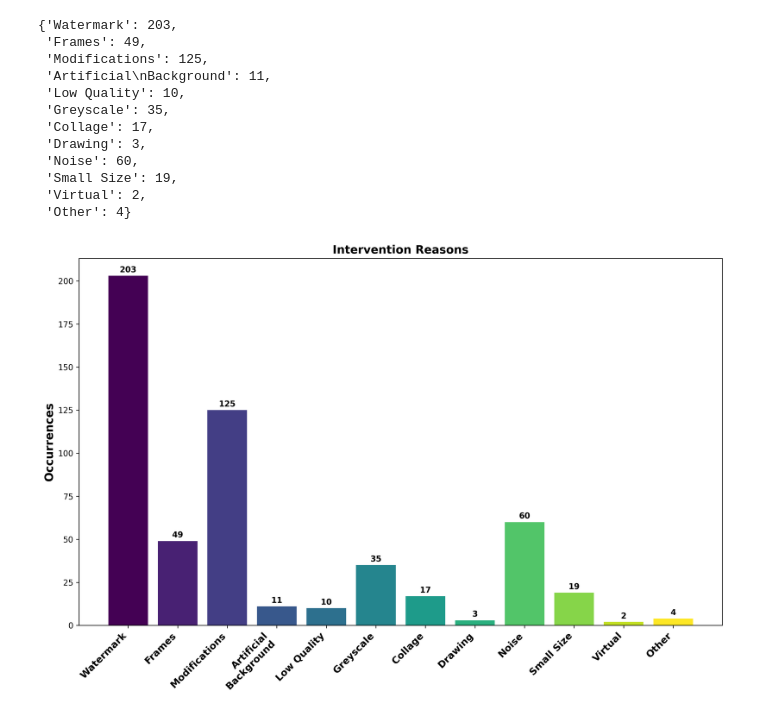
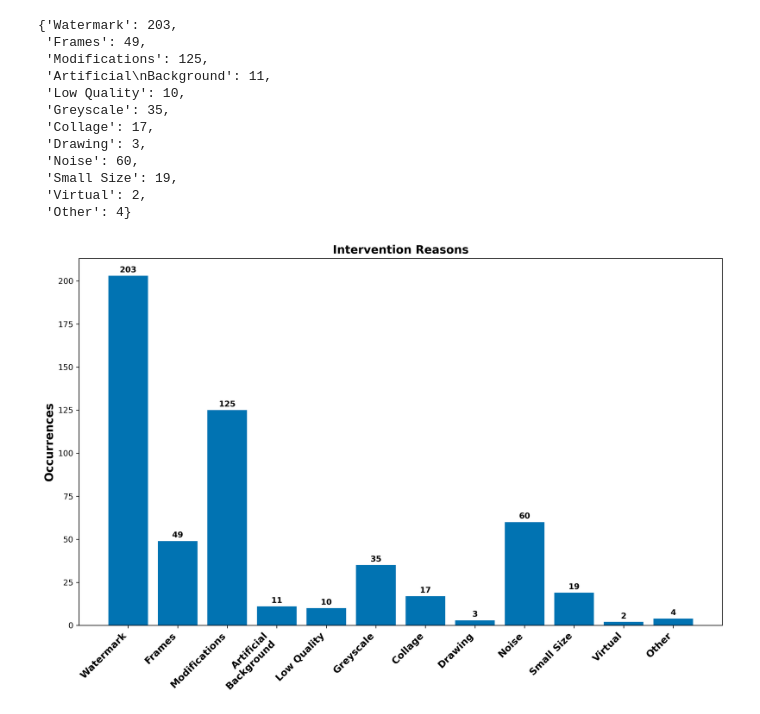
Before and after one commit to DrenFazlija/SCOOTER, a Jupyter notebook: manual_processing/SalmanAnalysis.ipynb, the cells around one changed output. Cells and saved outputs as stored; diff of their text form; code cells hidden in the pictures.

```diff
--- a/manual_processing/SalmanAnalysis.ipynb
+++ b/manual_processing/SalmanAnalysis.ipynb
@@ -575,30 +575,31 @@ keyword_dict
 # %%
 import numpy as np
 import matplotlib.pyplot as plt
+import seaborn as sns
 
 # Set the figure size and resolution
 plt.figure(figsize=(12, 8), dpi=300)
 
-# Create a colormap
-colors = plt.cm.viridis(np.linspace(0, 1, len(keyword_dict)))
+# Use seaborn's colorblind palette for the bar colors
+colors = sns.color_palette("colorblind", n_colors=1)
 
 # Create the bar chart with the colormap
 bars = plt.bar(keyword_dict.keys(), keyword_dict.values(), color=colors)
 
 # Add the values on top of each bar
 for bar in bars:
     yval = bar.get_height()
     plt.text(bar.get_x() + bar.get_width()/2, yval + 1, int(yval), ha='center', va='bottom', fontsize=10, fontweight='bold')
 
 # Set the title and labels with bold font
 plt.title('Intervention Reasons', fontsize=14, fontweight='bold')
 plt.ylabel('Occurrences', fontsize=14, fontweight='bold')
 
 # Rotate x-axis labels for better readability and set them to bold
 plt.xticks(rotation=45, ha='right', fontsize=12, fontweight='bold')
 
 # Show the plot
 plt.tight_layout()
 plt.show()
 # %% [output]
-[figure, old version]
+[figure, new version]
```
Also changed, not shown: 17 other files.
